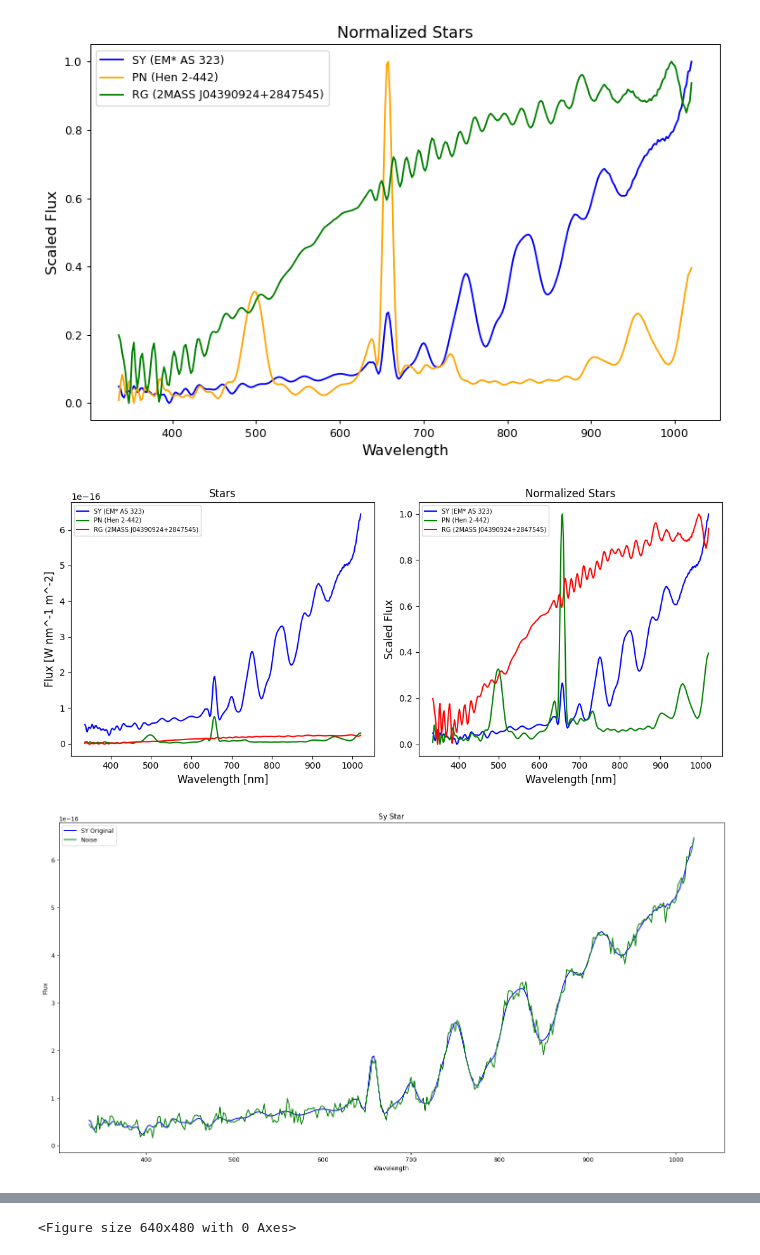
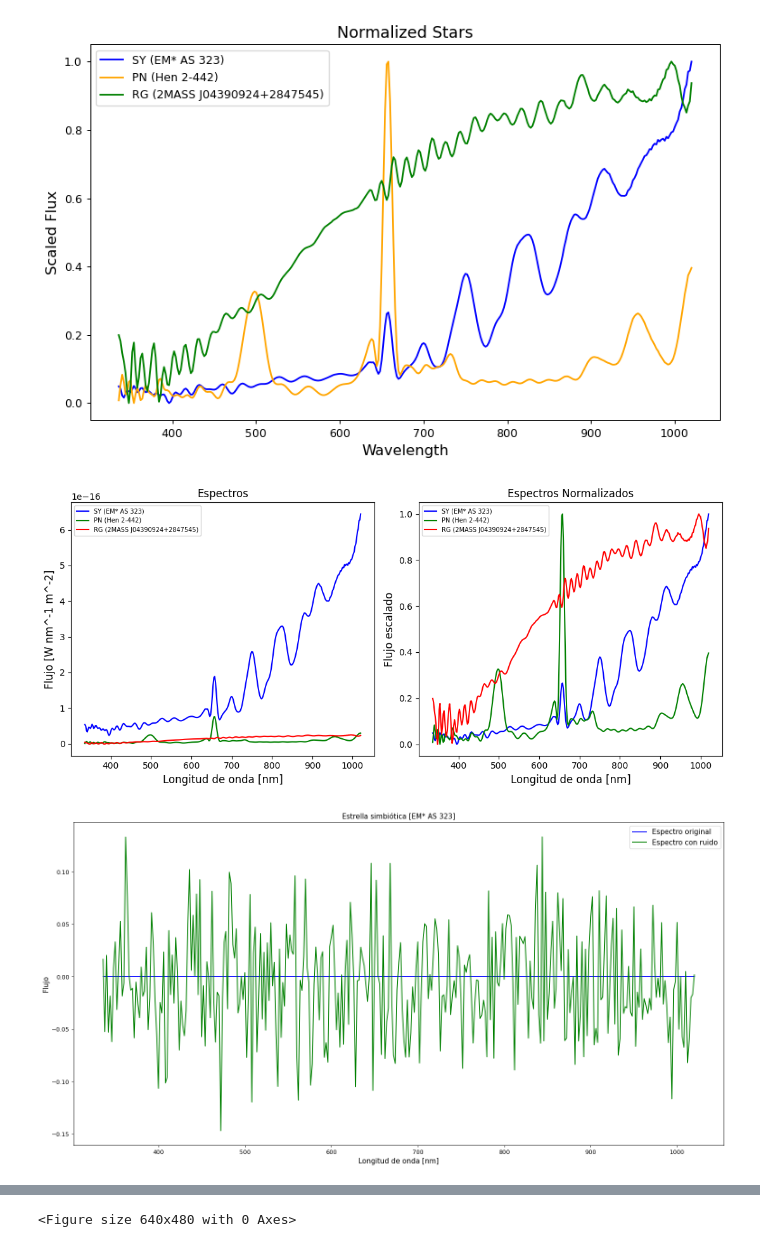
Before and after one commit to opcruz/gaiaDR3ML, a Jupyter notebook: GaiaXpy/noise/Noise2.ipynb, the cells around one changed output, grey strips where cells are left out. Drawn from its saved outputs; the diff is of its cells as text; code cells hidden in the pictures.

```diff
--- a/GaiaXpy/noise/Noise2.ipynb
+++ b/GaiaXpy/noise/Noise2.ipynb
@@ -94,9 +94,9 @@ ax1.plot(sampling, sy_flux, c='blue', label='SY (EM* AS 323)')
 ax1.plot(sampling, pn_flux, c='green', label='PN (Hen 2-442)')
 ax1.plot(sampling, gr_flux, c='red', label='RG (2MASS J04390924+2847545)')
 
-ax1.set_xlabel('Wavelength [nm]', fontsize=12)
-ax1.set_ylabel('Flux [W nm^-1 m^-2]', fontsize=12)
-ax1.set_title('Stars', fontsize=12)
+ax1.set_xlabel('Longitud de onda [nm]', fontsize=12)
+ax1.set_ylabel('Flujo [W nm^-1 m^-2]', fontsize=12)
+ax1.set_title('Espectros', fontsize=12)
 ax1.legend(fontsize=7)
 
 # Create line plot
@@ -104,9 +104,9 @@ ax2.plot(sampling, normalize_v2(sy_flux), c='blue', label='SY (EM* AS 323)')
 ax2.plot(sampling, normalize_v2(pn_flux), c='green', label='PN (Hen 2-442)')
 ax2.plot(sampling, normalize_v2(gr_flux), c='red', label='RG (2MASS J04390924+2847545)')
 
-ax2.set_xlabel('Wavelength [nm]', fontsize=12)
-ax2.set_ylabel('Scaled Flux', fontsize=12)
-ax2.set_title('Normalized Stars', fontsize=12)
+ax2.set_xlabel('Longitud de onda [nm]', fontsize=12)
+ax2.set_ylabel('Flujo escalado', fontsize=12)
+ax2.set_title('Espectros Normalizados', fontsize=12)
 ax2.legend(fontsize=7)
 
 # Ajustar el espaciado entre subtramas
@@ -116,28 +116,28 @@ plt.savefig("combined.svg", format="svg")
 # Mostrar el gráfico
 plt.show()
 # %% [output]
-[figure, old version]
+[figure, new version]
 # %%
-noise = np.random.normal(loc=0.0, scale=0.1e-16, size=343)
+noise = np.random.normal(loc=0.0, scale=0.05, size=343)
 # noise
 # %%
 # % matplotlib inline
 plt.subplots(figsize=(20, 10), dpi=90)
 
 # Create line plot
-plt.plot(sampling, sy_flux, c='blue', label='SY Original')
-plt.plot(sampling, sy_flux + noise, c='green', label='Noise')
+plt.plot(sampling, sy_flux, c='blue', label='Espectro original')
+plt.plot(sampling, sy_flux + noise, c='green', label='Espectro con ruido')
 
 # Set labels and title
-plt.xlabel('Wavelength')
-plt.ylabel('Flux')
-plt.title('Sy Star')
-plt.legend()
+plt.xlabel('Longitud de onda [nm]', fontsize=12)
+plt.ylabel('Flujo', fontsize=12)
+plt.title('Estrella simbiótica [EM* AS 323]', fontsize=12)
+plt.legend(fontsize=12)
 
 # Display the plot
 plt.show()
 # %% [output]
-[figure, old version]
+[figure, new version]
 # %%
 sy_flux_normalized = normalize_v2(sy_flux)
 # %%
```
Also changed, not shown: parts of 1 cell of this notebook, 7 other files.
